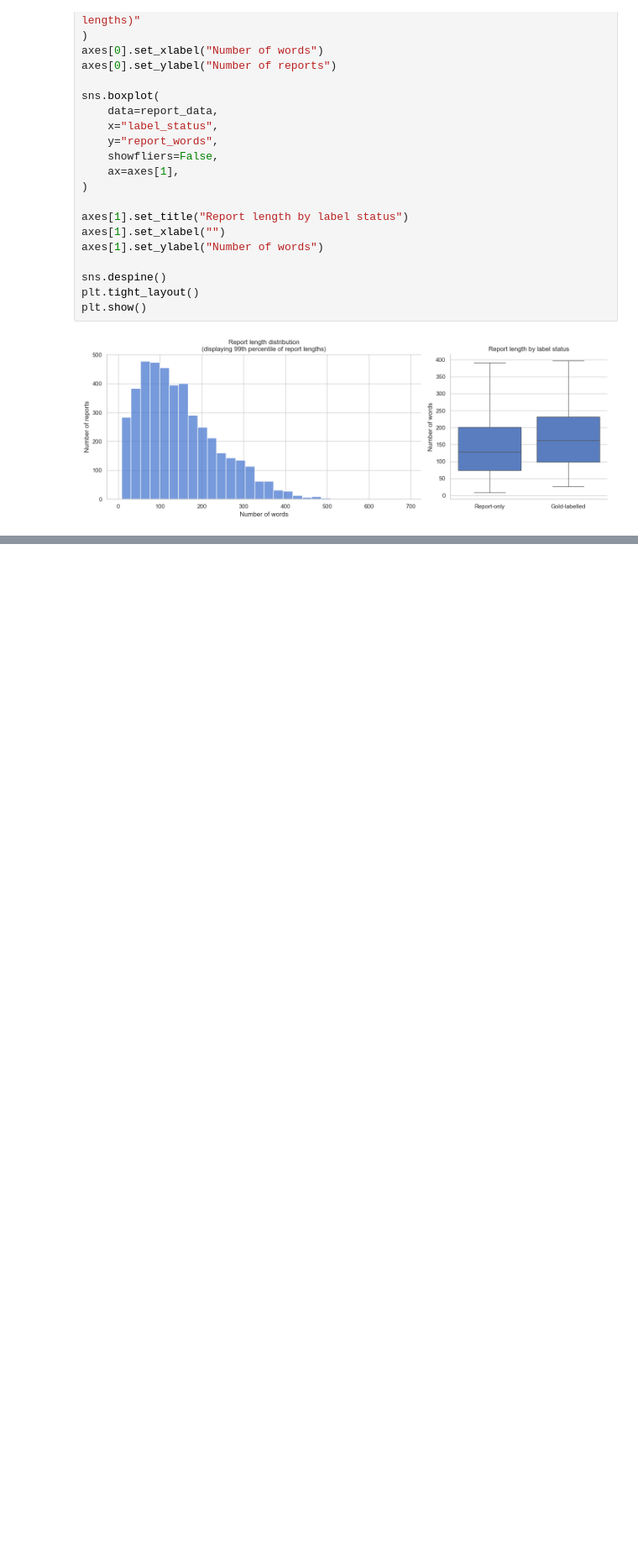
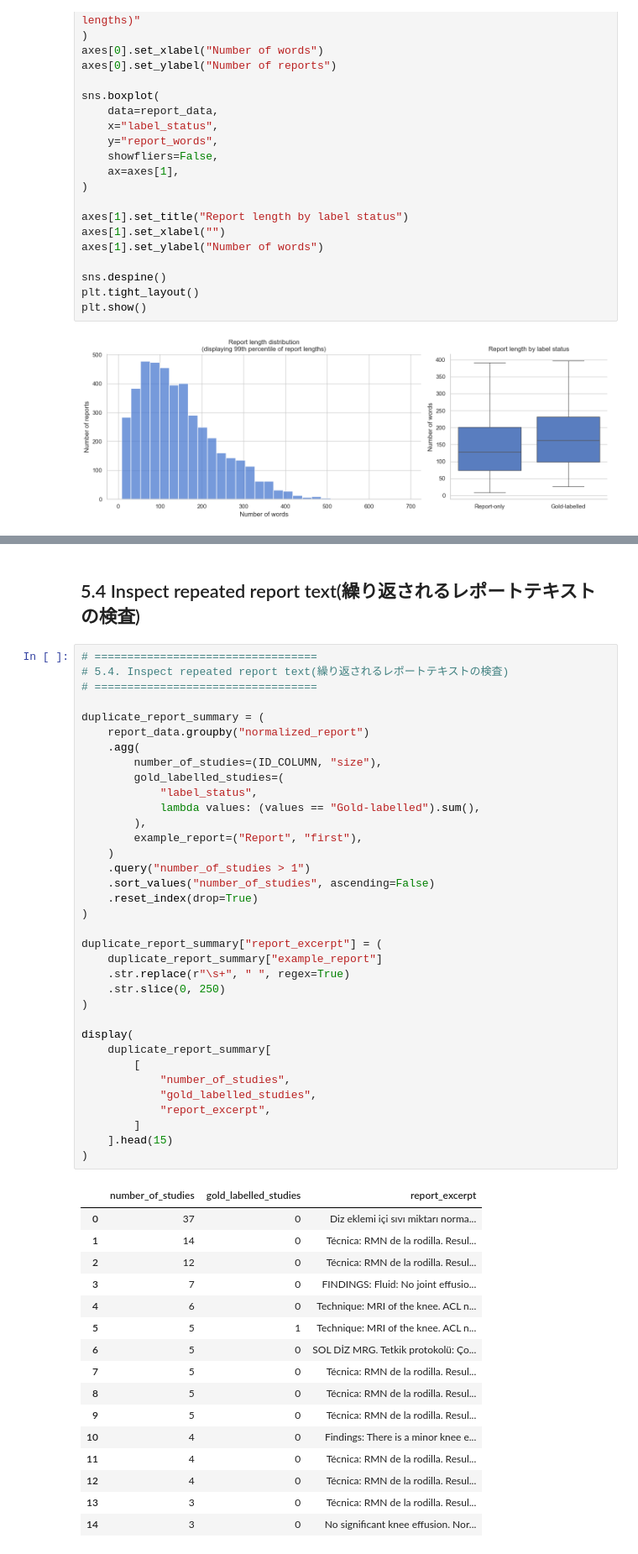
Before and after one commit to PandaDev0069/Kaggle, a Jupyter notebook: RSNA_Knee_EDA.ipynb, the cells around one changed output, grey strips where cells are left out. Shown at 84% size. Saved outputs shown, nothing was run; the diff lists cells and outputs as text; blank space fills up the shorter version.

```diff
--- a/RSNA_Knee_EDA.ipynb
+++ b/RSNA_Knee_EDA.ipynb
@@ -1117,0 +1137,54 @@ plt.show()
+# %% [markdown]
+## 5.4 Inspect repeated report text(繰り返されるレポートテキストの検査)
+# %%
+# ==================================
+# 5.4. Inspect repeated report text(繰り返されるレポートテキストの検査)
+# ==================================
+
+duplicate_report_summary = (
+    report_data.groupby("normalized_report")
+    .agg(
+        number_of_studies=(ID_COLUMN, "size"),
+        gold_labelled_studies=(
+            "label_status",
+            lambda values: (values == "Gold-labelled").sum(),
+        ),
+        example_report=("Report", "first"),
+    )
+    .query("number_of_studies > 1")
+    .sort_values("number_of_studies", ascending=False)
+    .reset_index(drop=True)
+)
+
+duplicate_report_summary["report_excerpt"] = (
+    duplicate_report_summary["example_report"]
+    .str.replace(r"\s+", " ", regex=True)
+    .str.slice(0, 250)
+)
+
+display(
+    duplicate_report_summary[
+        [
+            "number_of_studies",
+            "gold_labelled_studies",
+            "report_excerpt",
+        ]
+    ].head(15)
+)
+# %% [output]
+|  | number_of_studies | gold_labelled_studies | report_excerpt |
+| 0 | 37 | 0 | Diz eklemi içi sıvı miktarı norma... |
+| 1 | 14 | 0 | Técnica: RMN de la rodilla. Resul... |
+| 2 | 12 | 0 | Técnica: RMN de la rodilla. Resul... |
+| 3 | 7 | 0 | FINDINGS: Fluid: No joint effusio... |
+| 4 | 6 | 0 | Technique: MRI of the knee. ACL n... |
+| 5 | 5 | 1 | Technique: MRI of the knee. ACL n... |
+| 6 | 5 | 0 | SOL DİZ MRG. Tetkik protokolü: Ço... |
+| 7 | 5 | 0 | Técnica: RMN de la rodilla. Resul... |
+| 8 | 5 | 0 | Técnica: RMN de la rodilla. Resul... |
+| 9 | 5 | 0 | Técnica: RMN de la rodilla. Resul... |
+| 10 | 4 | 0 | Findings: There is a minor knee e... |
+| 11 | 4 | 0 | Técnica: RMN de la rodilla. Resul... |
+| 12 | 4 | 0 | Técnica: RMN de la rodilla. Resul... |
+| 13 | 3 | 0 | Técnica: RMN de la rodilla. Resul... |
+| 14 | 3 | 0 | No significant knee effusion. Nor... |
```
Also changed, not shown: parts of 22 cells of this notebook.
